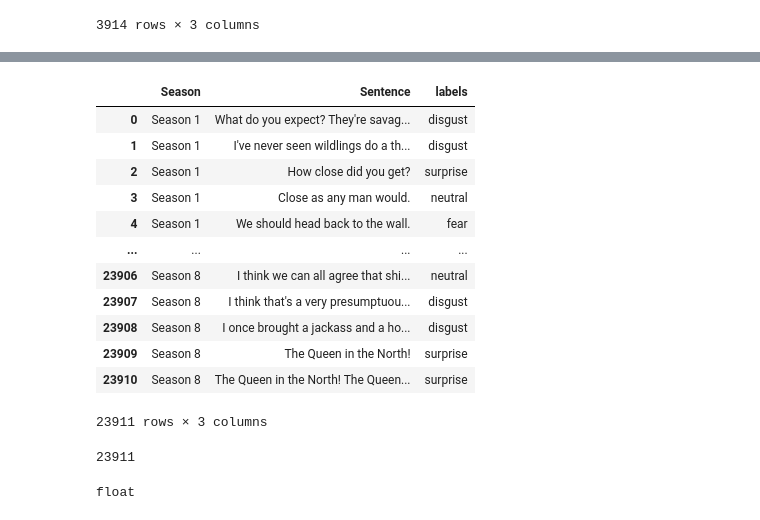
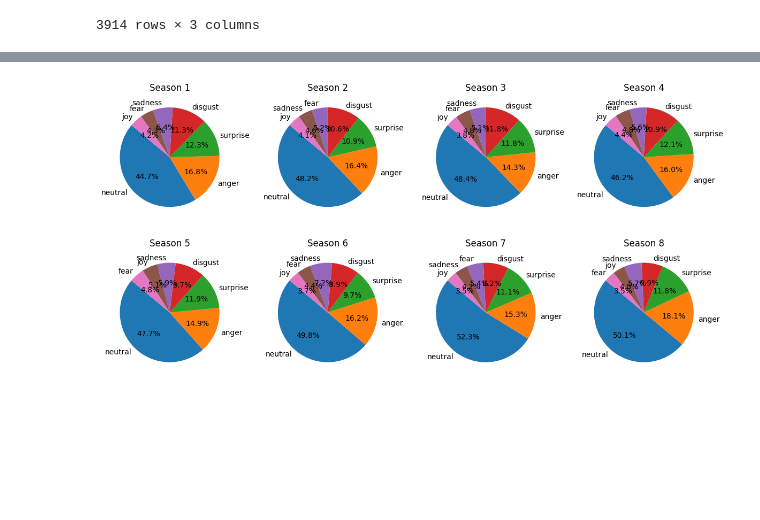
Before and after one commit to snorresnup/cds-lang, a Jupyter notebook: assignments/assignment-4/src/main.ipynb, the cells around one changed output, grey strips where cells are left out. Drawn from its saved outputs; the diff is of its cells as text; code cells hidden in the pictures; blank space fills up the shorter version.

```diff
--- a/assignments/assignment-4/src/main.ipynb
+++ b/assignments/assignment-4/src/main.ipynb
@@ -57,11 +61,14 @@ season2
 | 7092 | Season 2 | Edd! | disgust |
 3914 rows × 3 columns
 # %%
+#label_counts = specific_df.value_counts()
+grouped_df = specific_df.groupby('Season')
 
-label_counts = season2['labels'].value_counts()
-plt.figure(figsize=(8, 6))  # Set the figure size
-plt.pie(label_counts, labels=label_counts.index, autopct='%1.1f%%', startangle=140)
-plt.axis('equal')  # Equal aspect ratio ensures that pie is drawn as a circle.
-plt.title('Pie Chart of Label Distribution Season 2')
-plt.savefig(os.path.join("..","out","s2.png"))
-plt.show()
+for seasons, Season in grouped_df:
+    label_counts = Season['labels'].value_counts()
+    plt.figure(figsize=(8, 6))  # Set the figure size
+    plt.pie(label_counts, labels=label_counts.index, autopct='%1.1f%%', startangle=140)
+    plt.axis('equal')  # Equal aspect ratio ensures that pie is drawn as a circle.
+    plt.title('Pie Chart of Label Distribution ' + seasons)
+    plt.savefig(os.path.join("..","out", seasons + ".png"))
+    plt.show()
@@ -70,24 +75,24 @@ plt.show()
-# %%
-specific_df
-# %% [output]
-|  | Season | Sentence | labels |
-| 0 | Season 1 | What do you expect? They're savag... | disgust |
-| 1 | Season 1 | I've never seen wildlings do a th... | disgust |
-| 2 | Season 1 | How close did you get? | surprise |
-| 3 | Season 1 | Close as any man would. | neutral |
-| 4 | Season 1 | We should head back to the wall. | fear |
-| ... | ... | ... | ... |
-| 23906 | Season 8 | I think we can all agree that shi... | neutral |
-| 23907 | Season 8 | I think that's a very presumptuou... | disgust |
-| 23908 | Season 8 | I once brought a jackass and a ho... | disgust |
-| 23909 | Season 8 | The Queen in the North! | surprise |
-| 23910 | Season 8 | The Queen in the North! The Queen... | surprise |
-23911 rows × 3 columns
-# %%
-len(labels)
-# %% [output]
-23911
-# %%
-type(specific_df['Sentence'][18091])
-# %% [output]
-float
+# %%
+unique_seasons = specific_df['Season'].unique()
+unique_labels = specific_df['labels'].unique()
+
+# plot pie charts together
+fig, axs = plt.subplots(2, 4, figsize=(12, 6))
+axs = axs.flatten()
+
+for idx, season in enumerate(unique_seasons):
+    season_data = specific_df[specific_df['Season'] == season]
+    label_counts = season_data['labels'].value_counts()
+    axs[idx].pie(label_counts, labels=label_counts.index, autopct='%1.1f%%', startangle=140)
+    axs[idx].set_title(season)
+
+# Adjust layout
+plt.tight_layout()
+
+# Save the plot
+plt.savefig(os.path.join("..","out", "GoT_emotions.png"))
+
+# Show the plot
+plt.show()
+# %% [output]
+[figure, added]
```
Also changed, not shown: parts of 3 cells of this notebook, 12 other files.
